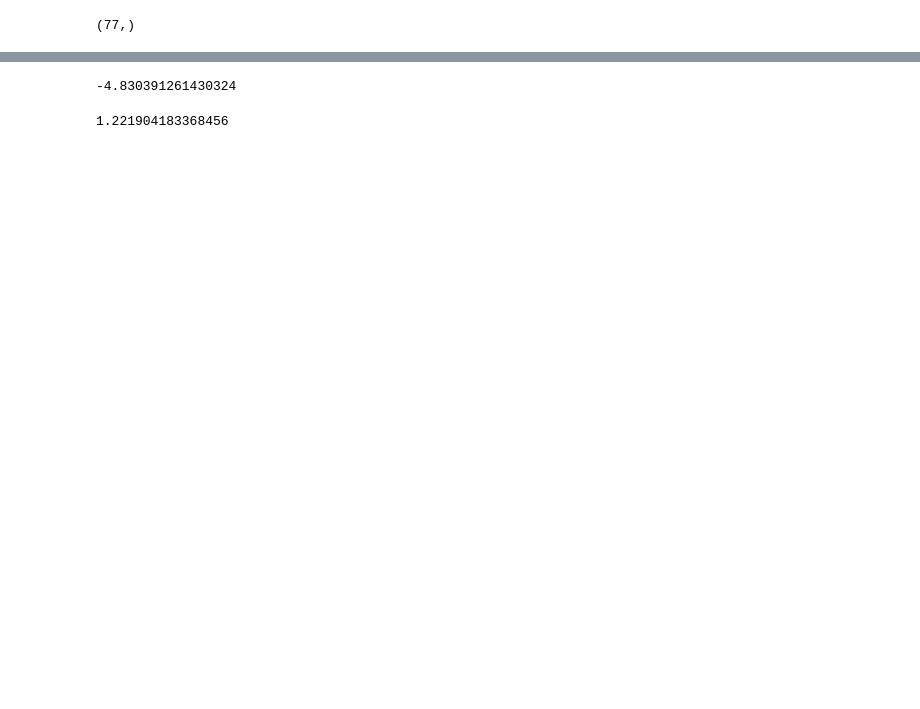
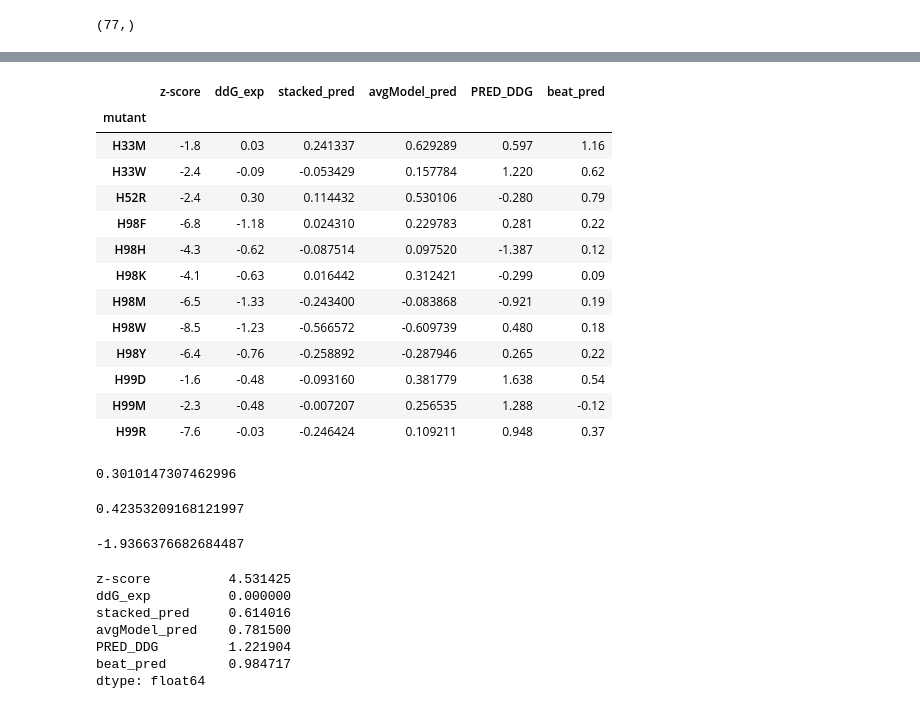
Before and after one commit to victorfica/Master-thesis, a Jupyter notebook: notebooks/benchmark_adapt_3bdy.ipynb, the cells around one changed output, grey strips where cells are left out. Drawn from its saved outputs; the diff is of its cells as text; code cells hidden in the pictures; blank space fills up the shorter version.

```diff
--- a/notebooks/benchmark_adapt_3bdy.ipynb
+++ b/notebooks/benchmark_adapt_3bdy.ipynb
@@ -106,15 +115,45 @@ See the caveats in the documentation: http://pandas.pydata.org/pandas-docs/stabl
   after removing the cwd from sys.path.
 # %%
-pred_data_final = pred_data_notna.merge(mcsm_result,on="mutant")
+pred_data_final = pred_data_notna.merge(mcsm_result,on="mutant").merge(pd_beatmusic,on="mutant")
 pred_data_final.set_index("mutant",inplace=True)
+pred_data_final
+# %% [output]
+|  | z-score | ddG_exp | stacked_pred | avgModel_pred | PRED_DDG | beat_pred |
+| mutant |  |  |  |  |  |  |
+| H33M | -1.8 | 0.03 | 0.241337 | 0.629289 | 0.597 | 1.16 |
+| H33W | -2.4 | -0.09 | -0.053429 | 0.157784 | 1.220 | 0.62 |
+| H52R | -2.4 | 0.30 | 0.114432 | 0.530106 | -0.280 | 0.79 |
+| H98F | -6.8 | -1.18 | 0.024310 | 0.229783 | 0.281 | 0.22 |
+| H98H | -4.3 | -0.62 | -0.087514 | 0.097520 | -1.387 | 0.12 |
+| H98K | -4.1 | -0.63 | 0.016442 | 0.312421 | -0.299 | 0.09 |
+| H98M | -6.5 | -1.33 | -0.243400 | -0.083868 | -0.921 | 0.19 |
+| H98W | -8.5 | -1.23 | -0.566572 | -0.609739 | 0.480 | 0.18 |
+| H98Y | -6.4 | -0.76 | -0.258892 | -0.287946 | 0.265 | 0.22 |
+| H99D | -1.6 | -0.48 | -0.093160 | 0.381779 | 1.638 | 0.54 |
+| H99M | -2.3 | -0.48 | -0.007207 | 0.256535 | 1.288 | -0.12 |
+| H99R | -7.6 | -0.03 | -0.246424 | 0.109211 | 0.948 | 0.37 |
+# %%
+explained_variance_score(pred_data_final["ddG_exp"],pred_data_final["stacked_pred"])
+# %% [output]
+0.3010147307462996
+# %%
+explained_variance_score(pred_data_final["ddG_exp"],pred_data_final["beat_pred"])
+# %% [output]
+0.42353209168121997
 # %%
-r2_score(pred_data_final["ddG_exp"],pred_data_final["PRED_DDG"])
+explained_variance_score(pred_data_final["ddG_exp"],pred_data_final["PRED_DDG"])
 # %% [output]
--4.830391261430324
+-1.9366376682684487
 # %%
-np.sqrt(mean_squared_error(pred_data_final["ddG_exp"],pred_data_final["PRED_DDG"]))
+np.sqrt(pred_data_final.apply(mean_squared_error,axis=0,args=(pred_data_final["ddG_exp"],)))
 # %% [output]
-1.221904183368456
+z-score          4.531425
+ddG_exp          0.000000
+stacked_pred     0.614016
+avgModel_pred    0.781500
+PRED_DDG         1.221904
+beat_pred        0.984717
+dtype: float64
 # %%
 pred_data_final.corr()
 # %% [output]
```
Also changed, not shown: parts of 12 cells of this notebook, 2 other files.
